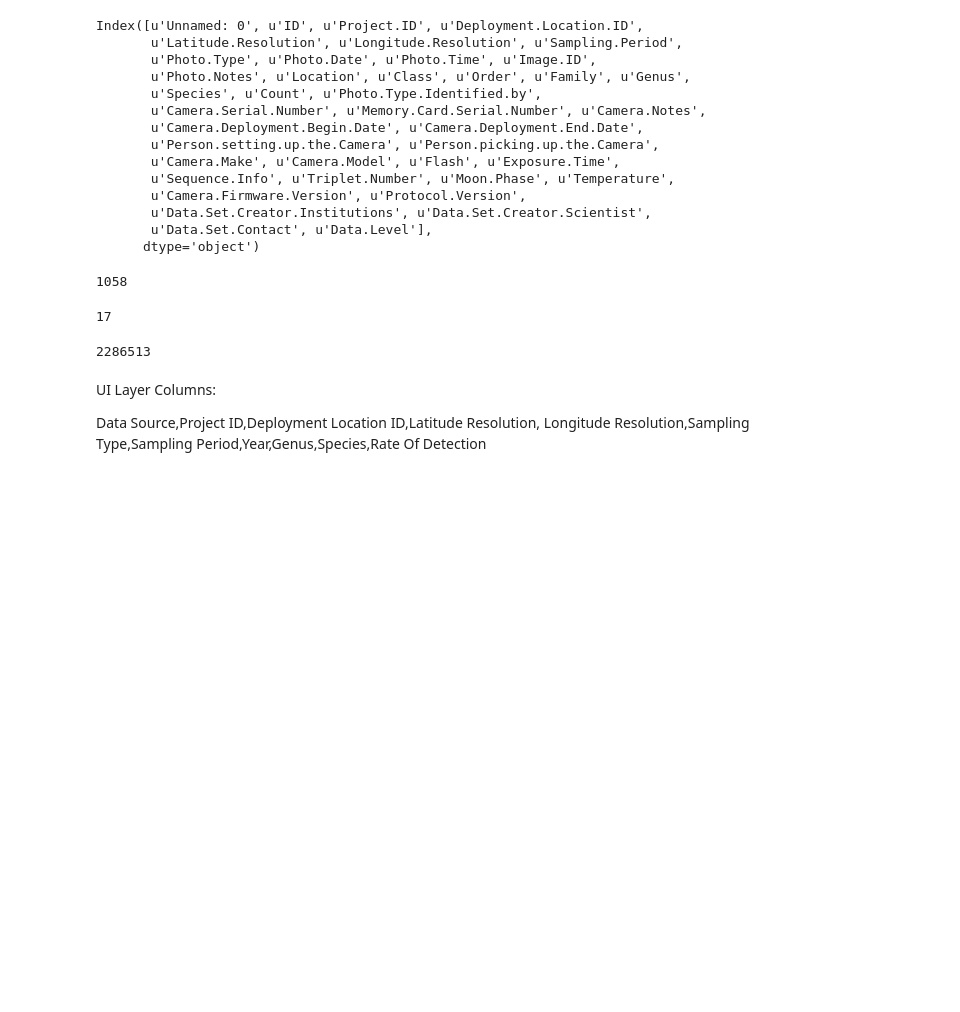
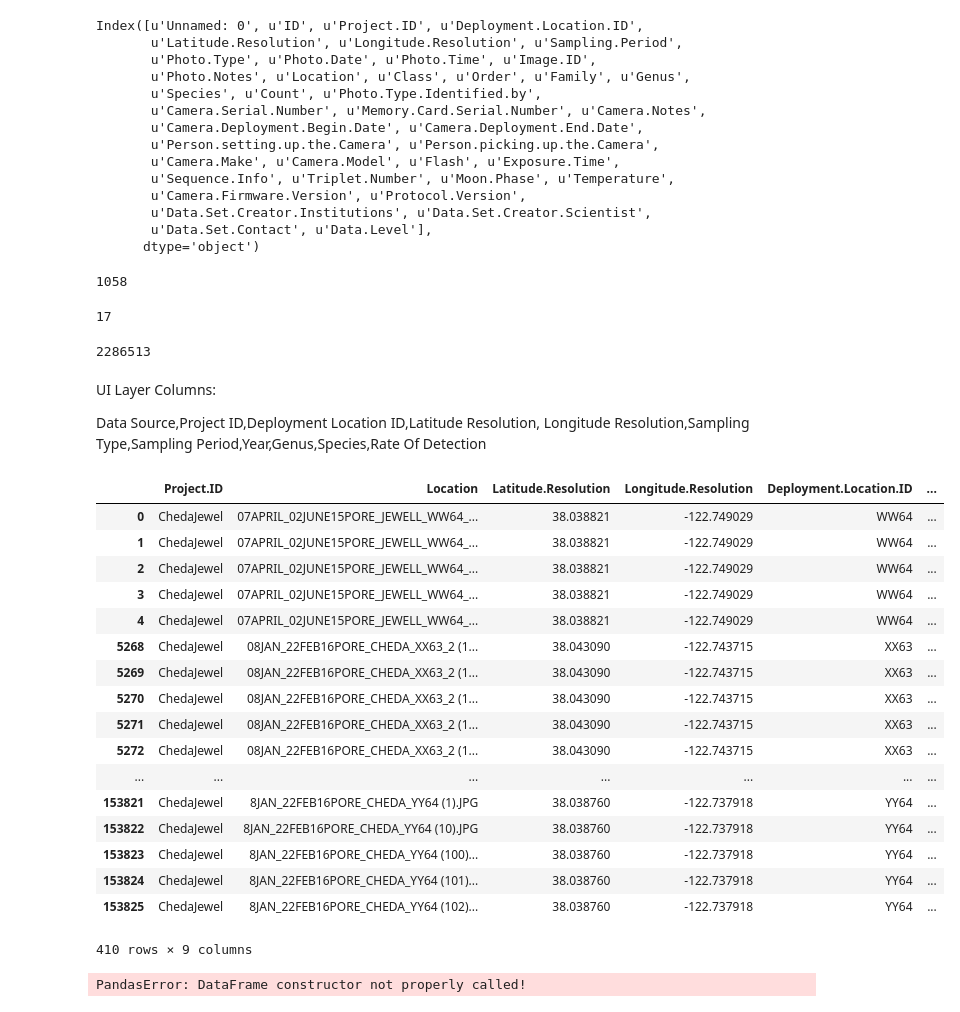
Before and after one commit to ConservationInternational/ShinyCam, a Jupyter notebook: notebooks/Saksman-python-profiling.ipynb, the cells around one changed output. Drawn from its saved outputs; the diff is of its cells as text; code cells hidden in the pictures; blank space fills up the shorter version.

```diff
--- a/notebooks/Saksman-python-profiling.ipynb
+++ b/notebooks/Saksman-python-profiling.ipynb
@@ -64,3 +76,39 @@ UI Layer Columns:
 
 Data Source,Project ID,Deployment Location ID,Latitude Resolution,
 Longitude Resolution,Sampling Type,Sampling Period,Year,Genus,Species,Rate Of Detection
+# %%
+marin_simple = marin[['Project.ID',
+'Location',
+'Latitude.Resolution',
+'Longitude.Resolution',
+'Deployment.Location.ID',
+'Camera.Deployment.Begin.Date',
+'Camera.Deployment.End.Date',
+'Genus', 'Species']]
+
+
+marin_simple_per_location = marin_simple.groupby(['Project.ID',
+                                                'Deployment.Location.ID',
+                      'Camera.Deployment.Begin.Date',
+                      'Camera.Deployment.End.Date'])
+# %%
+marin_simple_per_location.head()
+# %% [output]
+|  | Project.ID | Location | Latitude.Resolution | Longitude.Resolution | Deployment.Location.ID | ... |
+| 0 | ChedaJewel | 07APRIL_02JUNE15PORE_JEWELL_WW64_... | 38.038821 | -122.749029 | WW64 | ... |
+| 1 | ChedaJewel | 07APRIL_02JUNE15PORE_JEWELL_WW64_... | 38.038821 | -122.749029 | WW64 | ... |
+| 2 | ChedaJewel | 07APRIL_02JUNE15PORE_JEWELL_WW64_... | 38.038821 | -122.749029 | WW64 | ... |
+| 3 | ChedaJewel | 07APRIL_02JUNE15PORE_JEWELL_WW64_... | 38.038821 | -122.749029 | WW64 | ... |
+| 4 | ChedaJewel | 07APRIL_02JUNE15PORE_JEWELL_WW64_... | 38.038821 | -122.749029 | WW64 | ... |
+| 5268 | ChedaJewel | 08JAN_22FEB16PORE_CHEDA_XX63_2 (1... | 38.043090 | -122.743715 | XX63 | ... |
+| 5269 | ChedaJewel | 08JAN_22FEB16PORE_CHEDA_XX63_2 (1... | 38.043090 | -122.743715 | XX63 | ... |
+| 5270 | ChedaJewel | 08JAN_22FEB16PORE_CHEDA_XX63_2 (1... | 38.043090 | -122.743715 | XX63 | ... |
+| 5271 | ChedaJewel | 08JAN_22FEB16PORE_CHEDA_XX63_2 (1... | 38.043090 | -122.743715 | XX63 | ... |
+| 5272 | ChedaJewel | 08JAN_22FEB16PORE_CHEDA_XX63_2 (1... | 38.043090 | -122.743715 | XX63 | ... |
+| ... | ... | ... | ... | ... | ... | ... |
+| 153821 | ChedaJewel | 8JAN_22FEB16PORE_CHEDA_YY64 (1).JPG | 38.038760 | -122.737918 | YY64 | ... |
+| 153822 | ChedaJewel | 8JAN_22FEB16PORE_CHEDA_YY64 (10).JPG | 38.038760 | -122.737918 | YY64 | ... |
+| 153823 | ChedaJewel | 8JAN_22FEB16PORE_CHEDA_YY64 (100)... | 38.038760 | -122.737918 | YY64 | ... |
+| 153824 | ChedaJewel | 8JAN_22FEB16PORE_CHEDA_YY64 (101)... | 38.038760 | -122.737918 | YY64 | ... |
+| 153825 | ChedaJewel | 8JAN_22FEB16PORE_CHEDA_YY64 (102)... | 38.038760 | -122.737918 | YY64 | ... |
+410 rows × 9 columns
@@ -66,0 +159,5 @@ Longitude Resolution,Sampling Type,Sampling Period,Year,Genus,Species,Rate Of De
+# %%
+genCountByMonth(marin_simple_per_location['Camera.Deployment.Begin.Date_datetime'][0],
+               marin_simple_per_location['Camera.Deployment.End.Date_datetime'][0])
+# %% [output]
+PandasError: DataFrame constructor not properly called!
```
Also changed, not shown: parts of 28 cells of this notebook.
